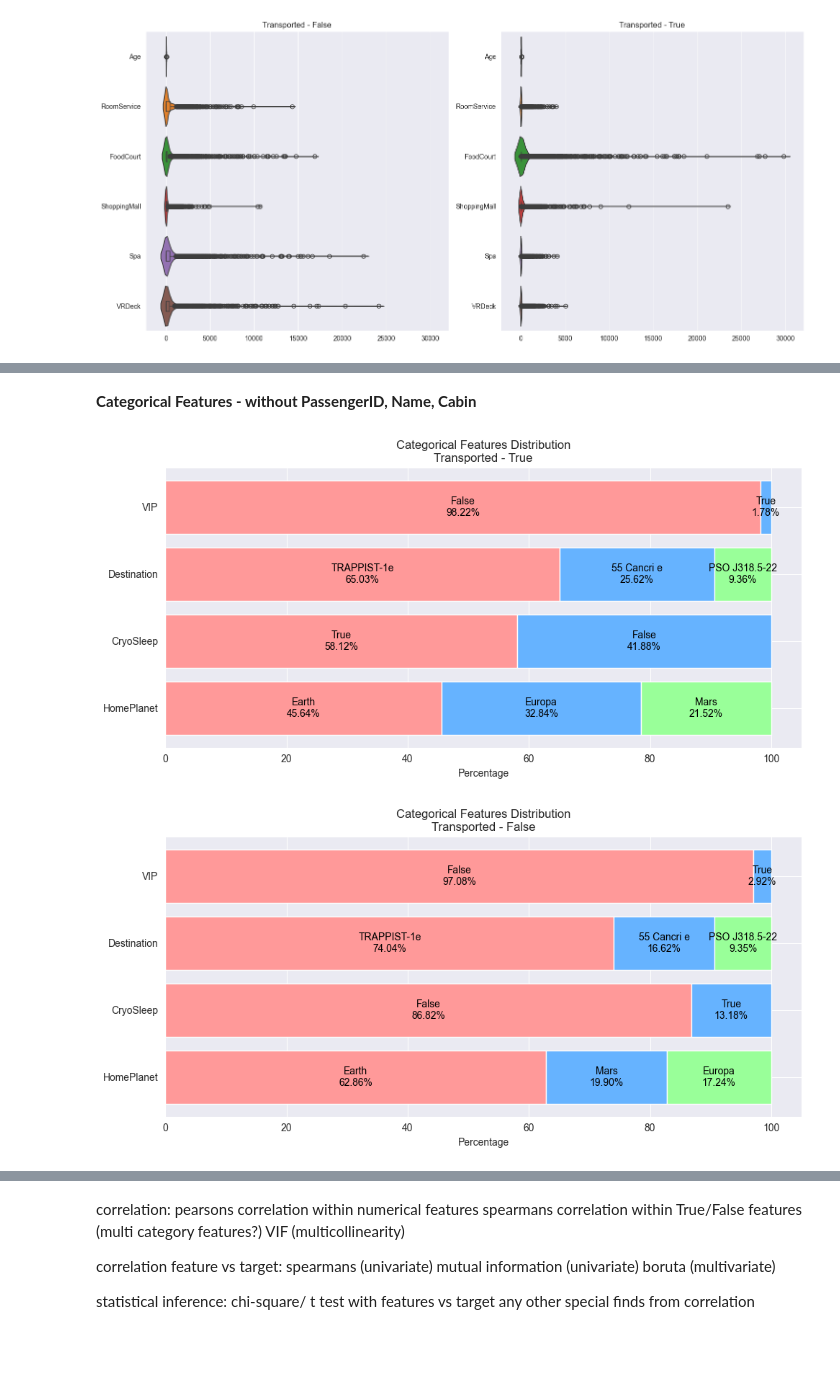
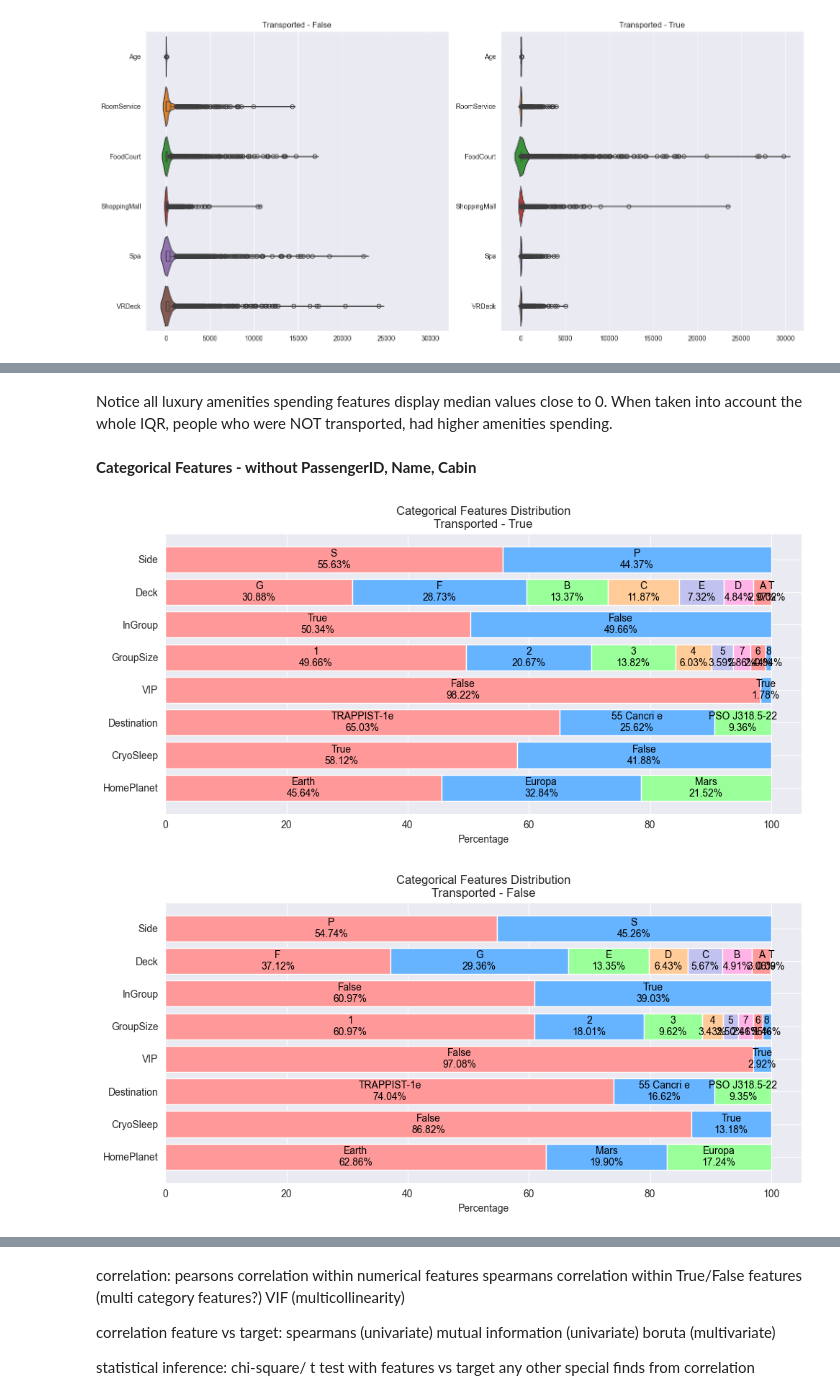
Before and after one commit to CelineChiLamNg/spaceship_prediction, a Jupyter notebook: spaceship_titanic.ipynb, the cells around one changed output, grey strips where cells are left out. Cells and saved outputs as stored; diff of their text form; code cells hidden in the pictures; blank space fills up the shorter version.

```diff
--- a/spaceship_titanic.ipynb
+++ b/spaceship_titanic.ipynb
@@ -206,0 +257,3 @@ spaceship_train.describe(include=['object', 'bool'])
+# %%
+spaceship_train[['Deck', 'Num', 'Side']] = spaceship_train['Cabin'].str.split('/', expand=True)
+spaceship_train[['Cabin', 'Deck', 'Num', 'Side']].head()
@@ -208,0 +273,3 @@ spaceship_train.describe(include=['object', 'bool'])
+# %%
+df_1 = spaceship_train.copy()
+spaceship_eda = df_1
@@ -209,8 +301,6 @@ spaceship_train.describe(include=['object', 'bool'])
 # %% [markdown]
 ## 3.1. Distribution
 # %%
-spaceship_eda = spaceship_train.copy()
-
 target_name = 'Transported'
 data, target = (spaceship_eda.drop(columns=[target_name]),
                 spaceship_eda[target_name])
@@ -220,8 +313,9 @@ numerical_columns_selector = selector(dtype_include='float64')
 
 categorical_columns = categorical_columns_selector(data)
 categorical_columns.remove('PassengerId')
-categorical_columns.remove('Name')
 categorical_columns.remove('Cabin')
+categorical_columns.remove('Group')
+categorical_columns.remove('Num')
 numerical_columns = numerical_columns_selector(data)
 # %% [markdown]
 **Numerical Features**
@@ -280,17 +378,19 @@ spaceship_eda[spaceship_eda.Transported==False].describe()
+# %% [markdown]
+Notice all luxury amenities spending features display median
+values close to 0. When taken into account the whole IQR, people who were NOT
+ transported, had higher amenities spending.
 # %% [markdown]
 **Categorical Features - without PassengerID, Name, Cabin**
 # %%
-stacked_horizontal_feature_distribution(data=spaceship_eda[spaceship_eda.Transported
-                                                         == True],
-                                        columns=categorical_columns,
-                                        title='Categorical Features '
-                                              'Distribution\nTransported'
-                                              ' - True')
-stacked_horizontal_feature_distribution(data=spaceship_eda[spaceship_eda.Transported
-                                                         == False],
-               columns=categorical_columns, title='Categorical Features '
-                                              'Distribution\nTransported - '
-                                                  'False')
+stacked_horizontal_feature_distribution(
+    data=spaceship_eda[spaceship_eda.Transported == True],
+    columns=categorical_columns,
+    title='Categorical Features Distribution\nTransported - True')
+
+stacked_horizontal_feature_distribution(
+    data=spaceship_eda[spaceship_eda.Transported == False],
+    columns=categorical_columns,
+    title='Categorical Features Distribution\nTransported - False')
 # %% [output]
-[figure, old version]
+[figure, new version]
-[figure, old version]
+[figure, new version]
```
Also changed, not shown: parts of 23 cells of this notebook.
